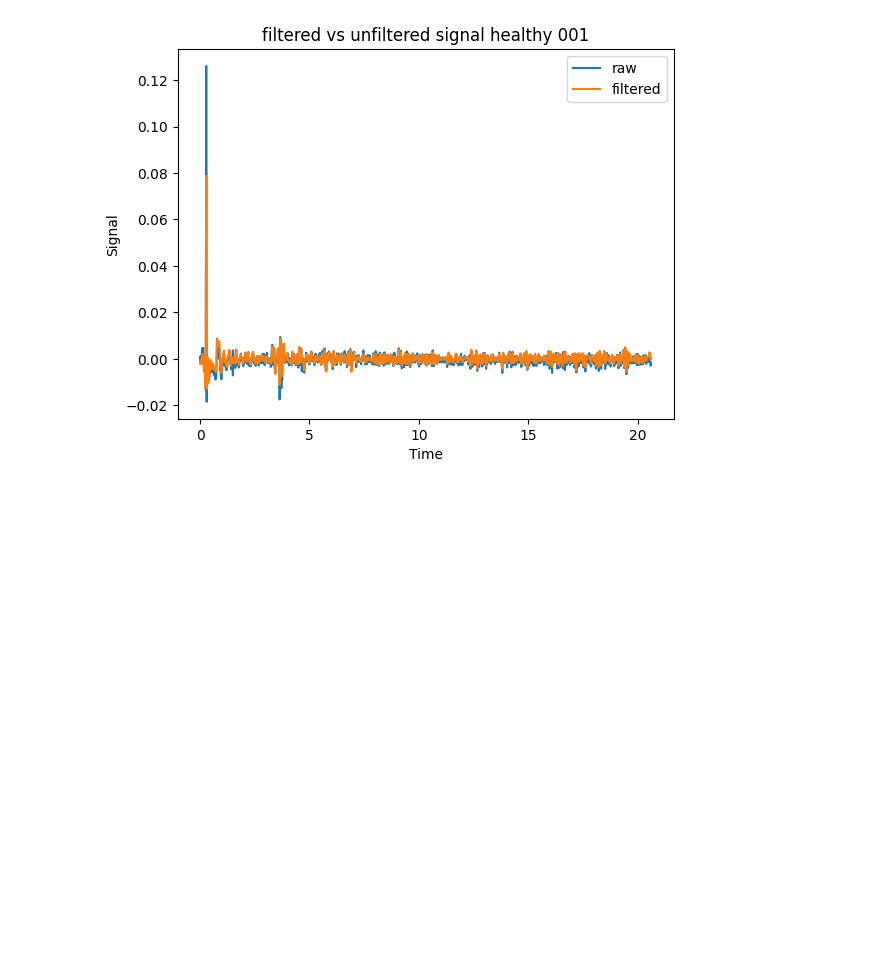
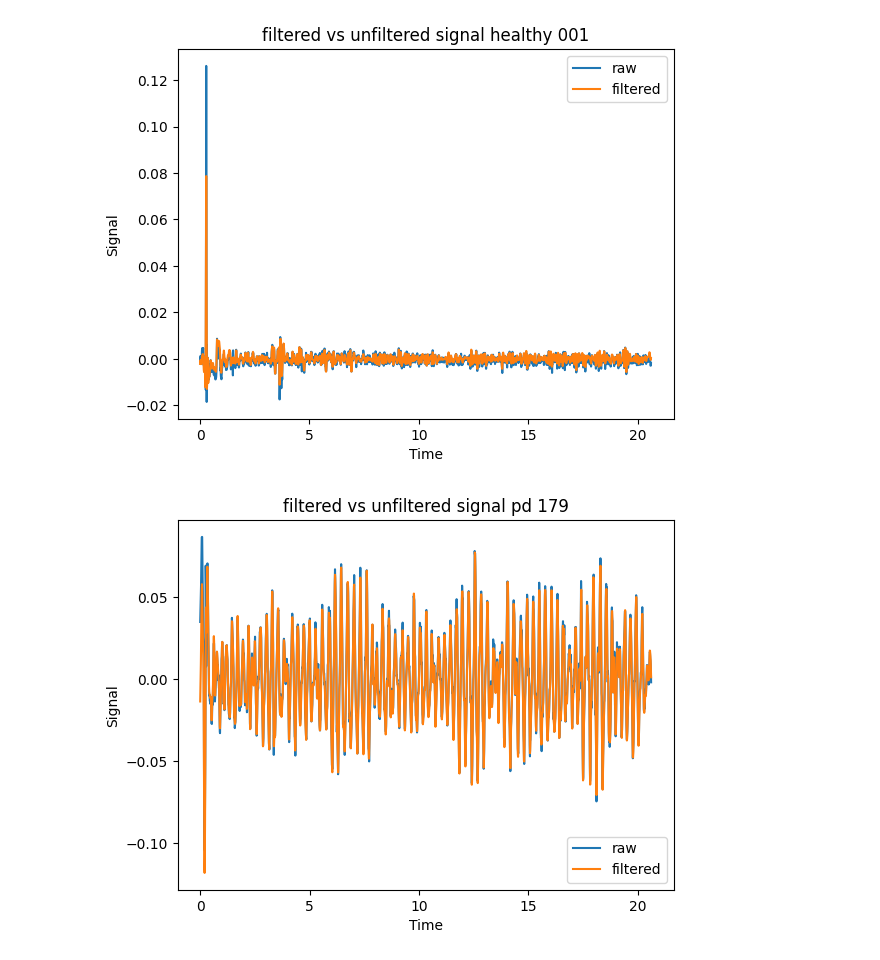
Before and after one commit to isaacmutuma/federated-subset-scanning-pads, a Jupyter notebook: Data_processing.ipynb, the cells around one changed output. Saved outputs shown, nothing was run; the diff lists cells and outputs as text; code cells hidden in the pictures; blank space fills up the shorter version.

Commit message:
signal processing for healthy and pd patient visualized

```diff
--- a/Data_processing.ipynb
+++ b/Data_processing.ipynb
@@ -299,3 +286,14 @@ plt.legend()
 plt.show()
 # %% [output]
 [figure]
+# %%
+plt.plot(pd_signal['179']['Time'],pd_signal['179']['Accel_X'],label='raw')
+plt.plot(pd_signal['179']['Time'],pd_filtered['179']['Accel_X'], label='filtered')
+
+plt.xlabel('Time')
+plt.ylabel('Signal')
+plt.title('filtered vs unfiltered signal pd 179')
+plt.legend()
+plt.show()
+# %% [output]
+[figure, added]
```
Also changed, not shown: parts of 4 cells of this notebook.
